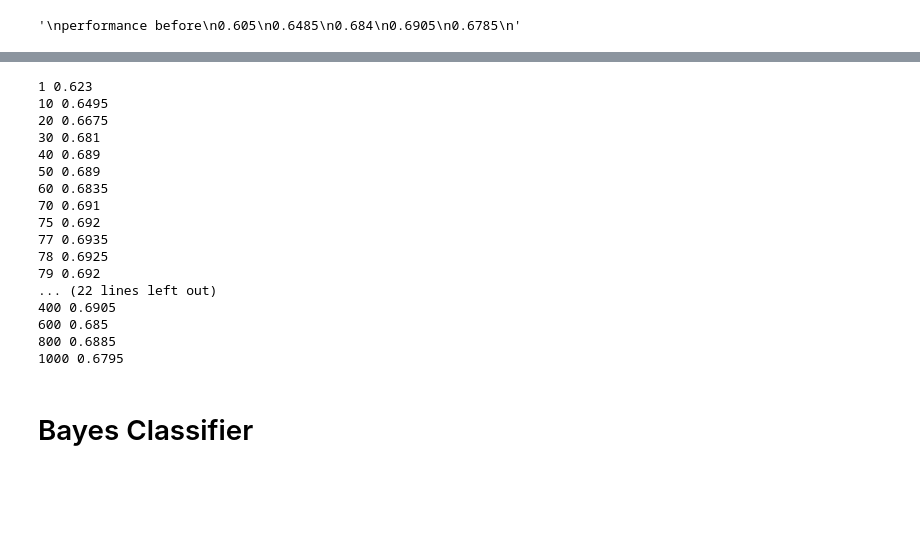
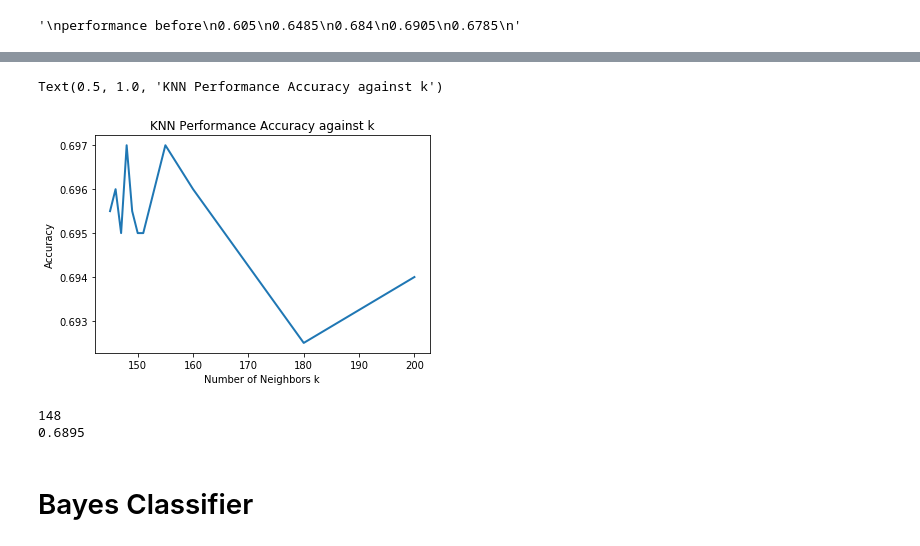
Before and after one commit to anyu0/machine-learning-2020s, a Jupyter notebook: ml_hw_1_5.ipynb, the cells around one changed output, grey strips where cells are left out. Drawn from its saved outputs; the diff is of its cells as text; code cells hidden in the pictures; blank space fills up the shorter version.

```diff
--- a/ml_hw_1_5.ipynb
+++ b/ml_hw_1_5.ipynb
@@ -152,24 +134,24 @@ plt.plot(x, y, linewidth=2.0)
-# %%
-for i in range(len(x)):
-    print(x[i], y[i])
-# %% [output]
-1 0.623
-10 0.6495
-20 0.6675
-30 0.681
-40 0.689
-50 0.689
-60 0.6835
-70 0.691
-75 0.692
-77 0.6935
-78 0.6925
-79 0.692
-... (22 lines left out)
-400 0.6905
-600 0.685
-800 0.6885
-1000 0.6795
+# %%
+# Plot performance against k
+x = [145,146,147,148,149,150,151,152,155,160,180,200]
+y = []
+for k in x:
+    y.append(KNN(k, 1, train_data))
+
+plt.xlabel("Number of Neighbors k")
+plt.ylabel("Accuracy")
+plt.plot(x, y, linewidth=2.0)
+plt.title("KNN Performance Accuracy against k")
+# %% [output]
+Text(0.5, 1.0, 'KNN Performance Accuracy against k')
+[figure, added]
+# %%
+k_optimum = x[y.index(max(y))]
+print(k_optimum)
+print(KNN(k_optimum, 2, train_data))
+# %% [output]
+148
+0.6895
 # %% [markdown]
 # Bayes Classifier
 # %%
```
Also changed, not shown: parts of 20 cells of this notebook.
